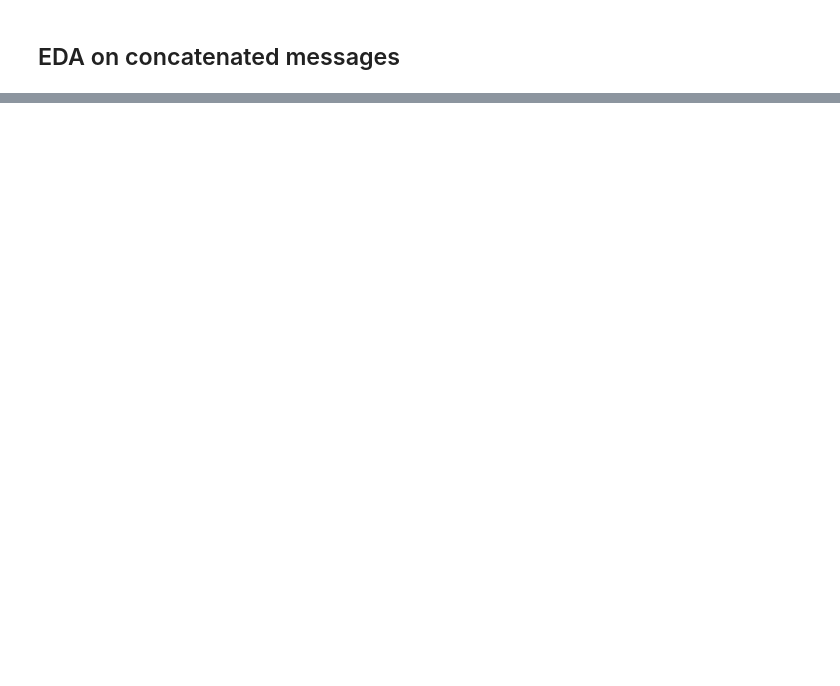
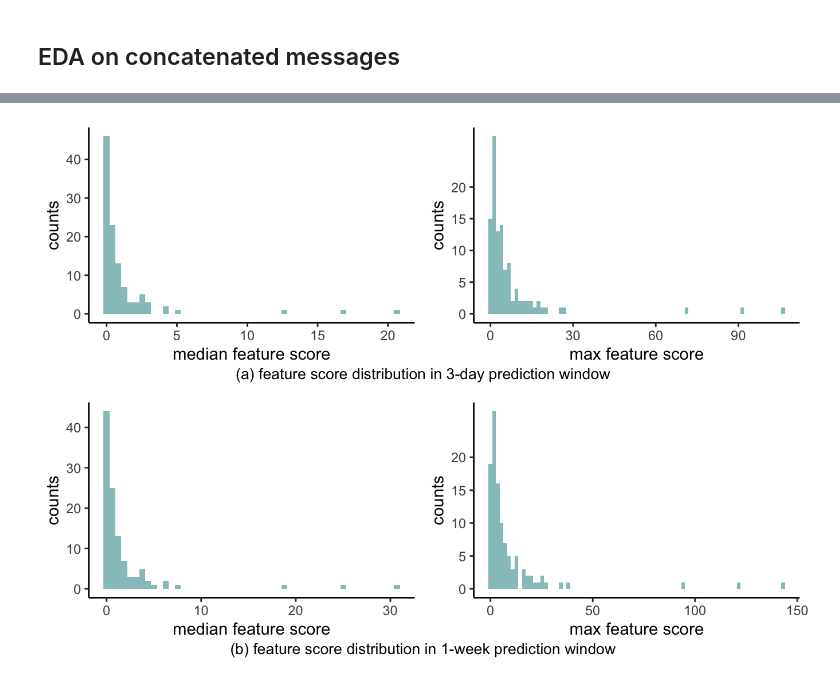
Before and after one commit to jjcurtin/study_messages, a Jupyter notebook: notebooks/eda_liwc.out.ipynb, the cells around one changed output, grey strips where cells are left out. Cells and saved outputs as stored; diff of their text form; code cells hidden in the pictures; blank space fills up the shorter version.

```diff
--- a/notebooks/eda_liwc.out.ipynb
+++ b/notebooks/eda_liwc.out.ipynb
@@ -182,0 +219,12 @@ plot_grid(plt1_cat +
+# %%
+plot_grid(plt3_cat +
+            draw_label("(a) feature score distribution in 3-day prediction window",
+                       size = 10, x = 0.5, y = -0.03, hjust = 0.5, vjust = 0) +
+            theme(plot.margin = margin(t = 0, r = 0, b = 15, l = 0)),
+          plt4_cat +
+            draw_label("(b) feature score distribution in 1-week prediction window",
+                       x = 0.5, y = -0.03, hjust = 0.5, vjust = 0, size = 10) +
+            theme(plot.margin = margin(t = 0, r = 0, b = 15, l = 0)),
+          ncol = 1)
+# %% [output]
+[figure, added]
```
Also changed, not shown: parts of 6 cells of this notebook, 27 other files.
